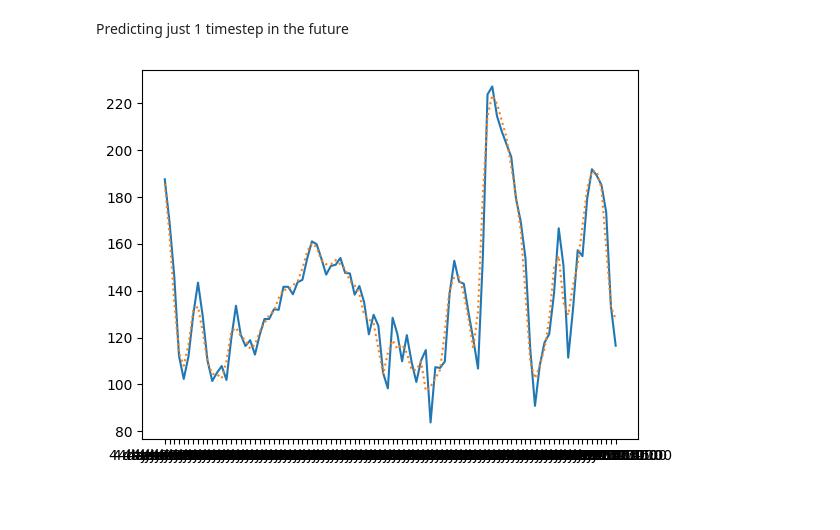
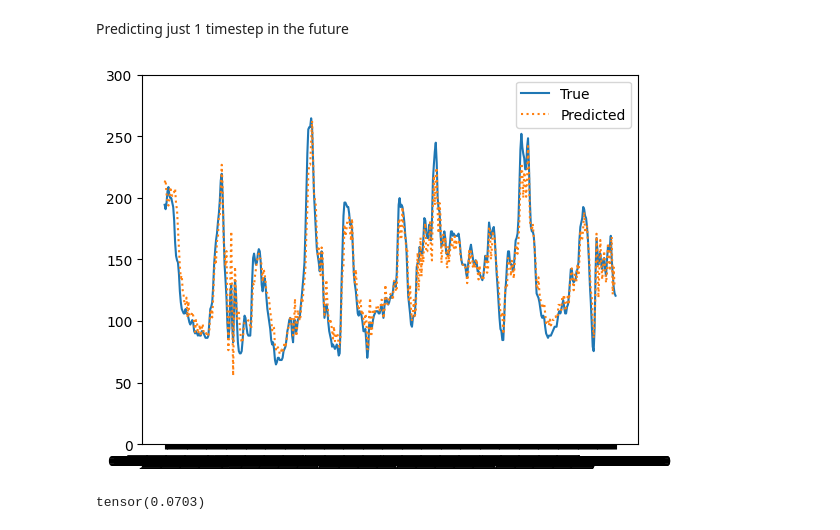
Before and after one commit to rewazzu/cgm-deeplearning, a Jupyter notebook: ARIMA.ipynb, the cells around one changed output. Cells and saved outputs as stored; diff of their text form; code cells hidden in the pictures; blank space fills up the shorter version.

```diff
--- a/ARIMA.ipynb
+++ b/ARIMA.ipynb
@@ -101,22 +102,31 @@ This autocorrelation plot shows a decaying sinusoidal autocorrelation, with a pe
 # Building and Testing Arima Model
 # %% [markdown]
 Our chosen (p,d,q) values are (3,0,0). This aligns with the findings from <i>Real-Time Statistical Modeling of Blood Sugar</i> by Otoom et al. We will now build the ARIMA model and test its performance
-# %%
-test_length = 96
-model = ARIMA(train_df.iloc[1,:-test_length].values, order=(3,0,0))
-model_fit = model.fit()
-# %%
-pred = []
-for i in range(test_length):
-    model = ARIMA(train_df.iloc[1,:-test_length+i].values, order=(3,0,0))
-    model_fit = model.fit()
-    pred.append(model_fit.forecast())
 # %% [markdown]
 Predicting just 1 timestep in the future
+# %%
+total_length = train_df.shape[1]
+train_length = 5
+predict_length = total_length - train_length
+patient = 1
+pred = []
+steps = 4
+for i in range(predict_length):
+    model = ARIMA(train_df.iloc[patient,:train_length+i].values, order=(3,0,0))
+    model_fit = model.fit()
+    pred.append(model_fit.forecast(steps=steps)[-1])
 # %%
+true = train_df.iloc[patient,train_length:train_length+predict_length]
 plt.figure()
-plt.plot(pred)
-plt.plot(train_df.iloc[1,-96:],":")
+plt.plot(true, label="True")
+plt.plot(pred, ":", label = "Predicted")
+plt.legend()
+plt.ylim([0,300])
 plt.show()
 # %% [output]
-[figure, old version]
+[figure, new version]
+# %%
+mean_abs_percentage_error = MeanAbsolutePercentageError()
+mean_abs_percentage_error(torch.Tensor(true),torch.Tensor(pred).T.squeeze())
+# %% [output]
+tensor(0.0703)
```
Also changed, not shown: parts of 1 cell of this notebook, 5 other files.
